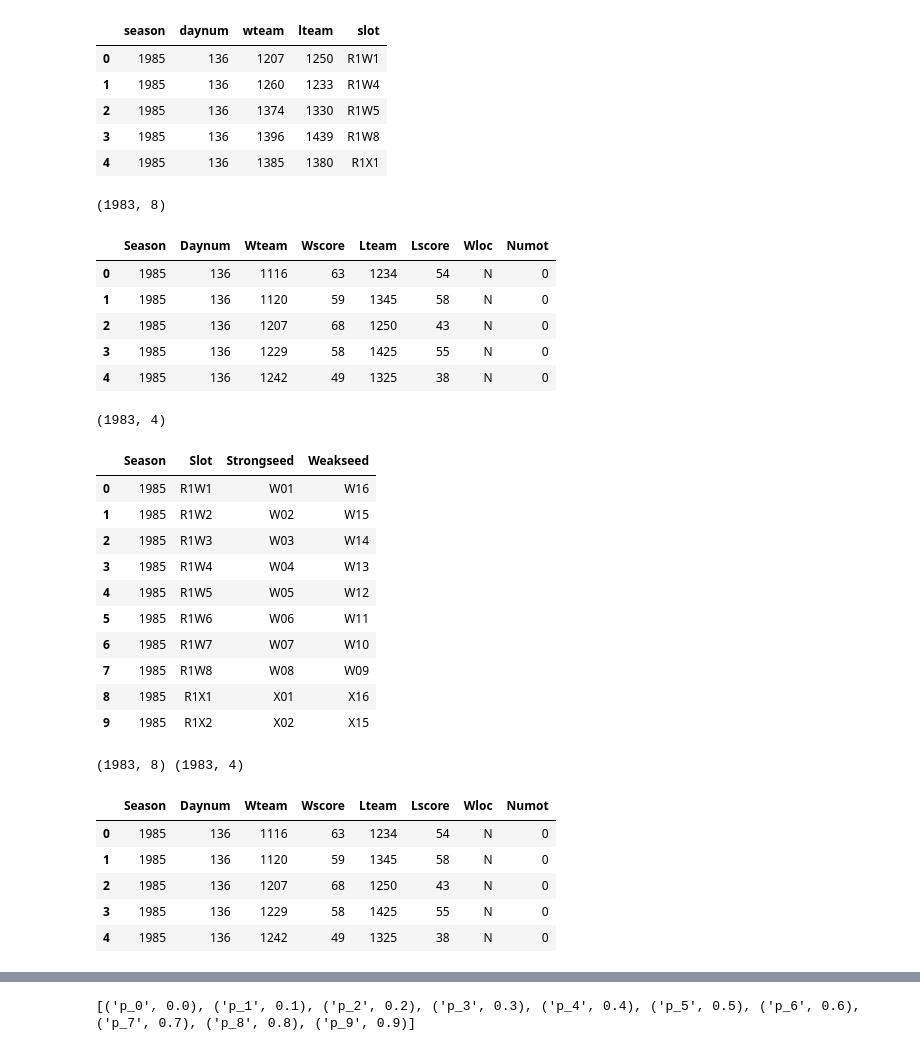
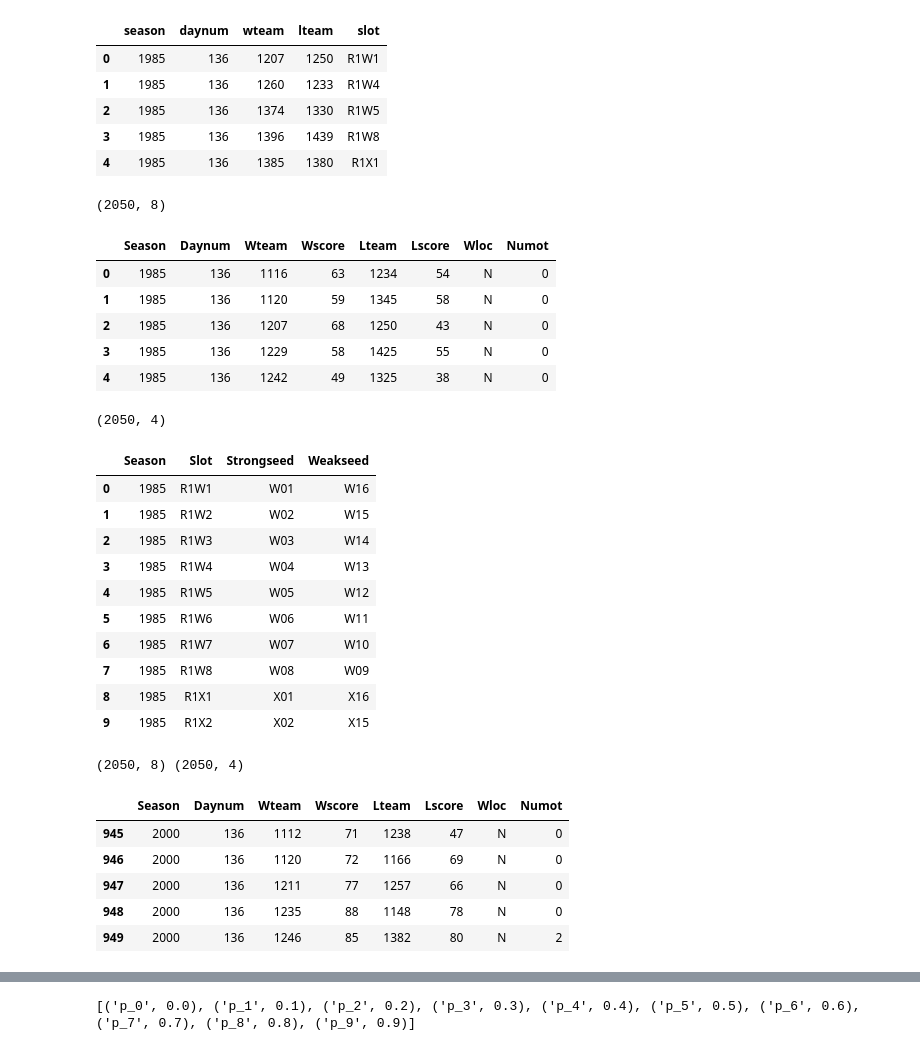
Before and after one commit to cdepeuter/march_madness_analysis, a Jupyter notebook: tourney.ipynb, the cells around one changed output, grey strips where cells are left out. Saved outputs shown, nothing was run; the diff lists cells and outputs as text; code cells hidden in the pictures.

```diff
--- a/tourney.ipynb
+++ b/tourney.ipynb
@@ -28,12 +28,12 @@ geog.head(5)
 | 3 | 1985 | 136 | 1396 | 1439 | R1W8 |
 | 4 | 1985 | 136 | 1385 | 1380 | R1X1 |
 # %%
-games = pd.read_csv("march-machine-learning-mania-2016-v2/TourneyCompactResults.csv")
+games = pd.read_csv("march-madness-2017/TourneyCompactResults.csv")
 #games = pd.concat([games, slots], ignore_index=True, axis=1)
 print(games.shape)
 games.head()
 # %% [output]
-(1983, 8)
+(2050, 8)
 |  | Season | Daynum | Wteam | Wscore | Lteam | Lscore | Wloc | Numot |
 | 0 | 1985 | 136 | 1116 | 63 | 1234 | 54 | N | 0 |
 | 1 | 1985 | 136 | 1120 | 59 | 1345 | 58 | N | 0 |
@@ -41,13 +41,13 @@ games.head()
 | 3 | 1985 | 136 | 1229 | 58 | 1425 | 55 | N | 0 |
 | 4 | 1985 | 136 | 1242 | 49 | 1325 | 38 | N | 0 |
 # %%
-slots = pd.read_csv("march-machine-learning-mania-2016-v2/TourneySlots.csv")
-slots = slots[(slots["Season"] < 2016)]
+slots = pd.read_csv("march-madness-2017/TourneySlots.csv")
+#slots = slots[(slots["Season"] < 2016)]
 slots = slots.reset_index(drop=True)
 print(slots.shape)
 slots.head(10)
 # %% [output]
-(1983, 4)
+(2050, 4)
 |  | Season | Slot | Strongseed | Weakseed |
 | 0 | 1985 | R1W1 | W01 | W16 |
 | 1 | 1985 | R1W2 | W02 | W15 |
@@ -61,16 +61,17 @@ slots.head(10)
 | 9 | 1985 | R1X2 | X02 | X15 |
 # %%
 print(games.shape, slots.shape)
+games = games[games["Season"] > 1999]
 #games = pd.concat([games, slots], axis=1).head()
 games.head()
 # %% [output]
-(1983, 8) (1983, 4)
+(2050, 8) (2050, 4)
 |  | Season | Daynum | Wteam | Wscore | Lteam | Lscore | Wloc | Numot |
-| 0 | 1985 | 136 | 1116 | 63 | 1234 | 54 | N | 0 |
-| 1 | 1985 | 136 | 1120 | 59 | 1345 | 58 | N | 0 |
-| 2 | 1985 | 136 | 1207 | 68 | 1250 | 43 | N | 0 |
-| 3 | 1985 | 136 | 1229 | 58 | 1425 | 55 | N | 0 |
-| 4 | 1985 | 136 | 1242 | 49 | 1325 | 38 | N | 0 |
+| 945 | 2000 | 136 | 1112 | 71 | 1238 | 47 | N | 0 |
+| 946 | 2000 | 136 | 1120 | 72 | 1166 | 69 | N | 0 |
+| 947 | 2000 | 136 | 1211 | 77 | 1257 | 66 | N | 0 |
+| 948 | 2000 | 136 | 1235 | 88 | 1148 | 78 | N | 0 |
+| 949 | 2000 | 136 | 1246 | 85 | 1382 | 80 | N | 2 |
 # %%
 # do merging of games with seeds and slots
 
```
Also changed, not shown: parts of 19 cells of this notebook, 4 other files.
